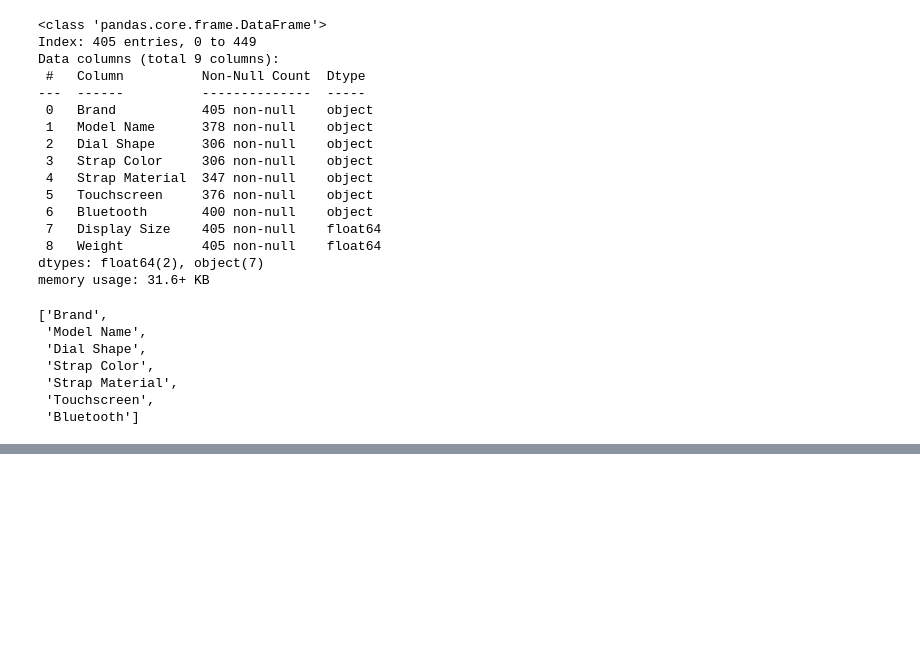
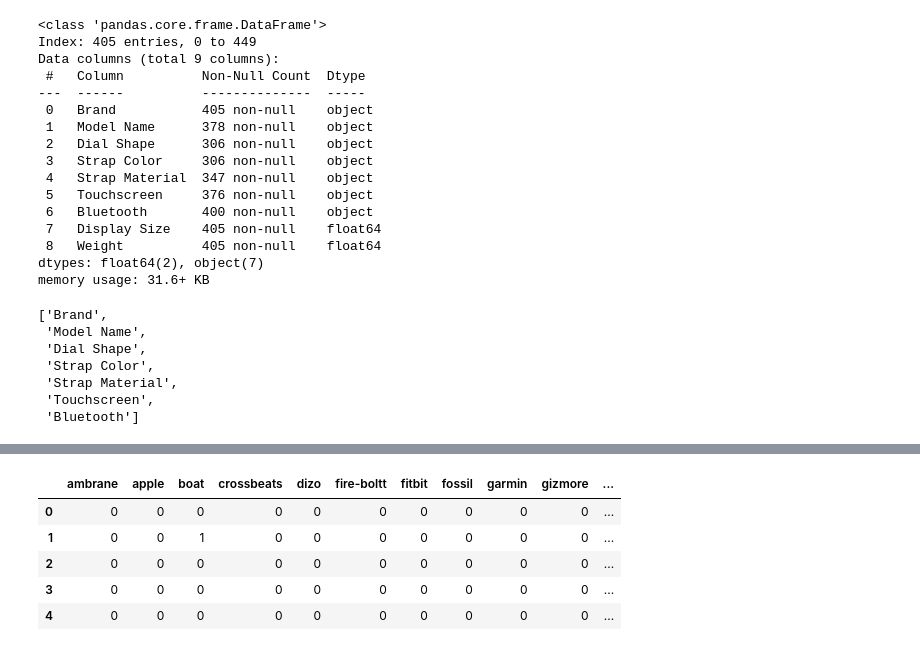
Before and after one commit to Git-of-Abdullah/smartwatch, a Jupyter notebook: Data_cleaning.ipynb, the cells around one changed output, grey strips where cells are left out. Saved outputs shown, nothing was run; the diff lists cells and outputs as text; code cells hidden in the pictures; blank space fills up the shorter version.

```diff
--- a/Data_cleaning.ipynb
+++ b/Data_cleaning.ipynb
@@ -1057,0 +1100,6 @@ scaled_df.to_csv('./data/scaled.csv', index=False)
+# %%
+from scipy.stats import f_oneway
+for col in categorical:
+    colgroups = df_cleaned.groupby(col)["Discount Price"].apply(list)
+    annovaVal = f_oneway(*colgroups)
+    print(col, "p - value : ", annovaVal[1])
@@ -1057,0 +1244,9 @@ scaled_df.to_csv('./data/scaled.csv', index=False)
+# %%
+brand_df.head()
+# %% [output]
+|  | ambrane | apple | boat | crossbeats | dizo | fire-boltt | fitbit | fossil | garmin | gizmore | ... |
+| 0 | 0 | 0 | 0 | 0 | 0 | 0 | 0 | 0 | 0 | 0 | ... |
+| 1 | 0 | 0 | 1 | 0 | 0 | 0 | 0 | 0 | 0 | 0 | ... |
+| 2 | 0 | 0 | 0 | 0 | 0 | 0 | 0 | 0 | 0 | 0 | ... |
+| 3 | 0 | 0 | 0 | 0 | 0 | 0 | 0 | 0 | 0 | 0 | ... |
+| 4 | 0 | 0 | 0 | 0 | 0 | 0 | 0 | 0 | 0 | 0 | ... |
```
Also changed, not shown: parts of 28 cells of this notebook, 2 other files.
